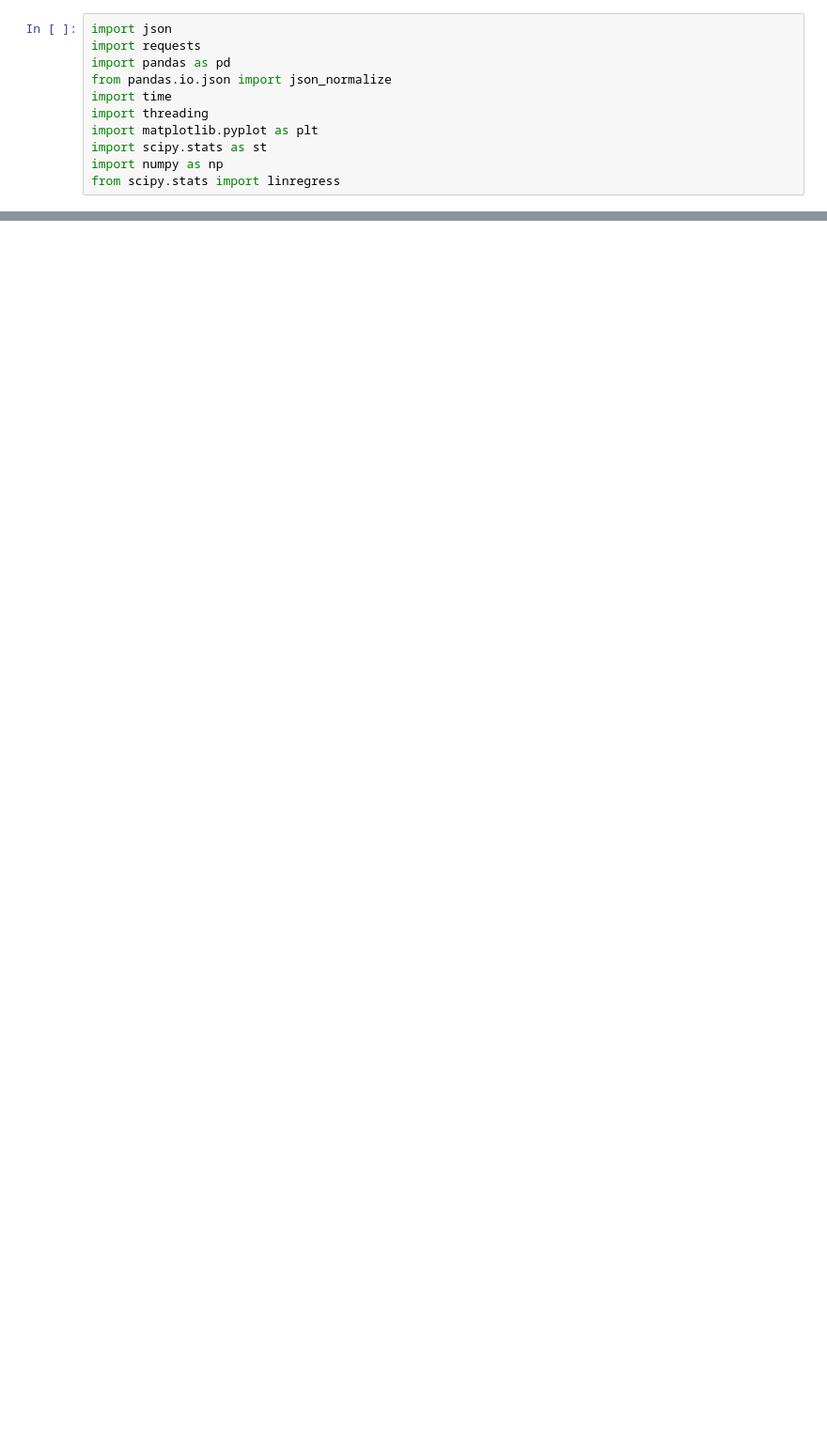
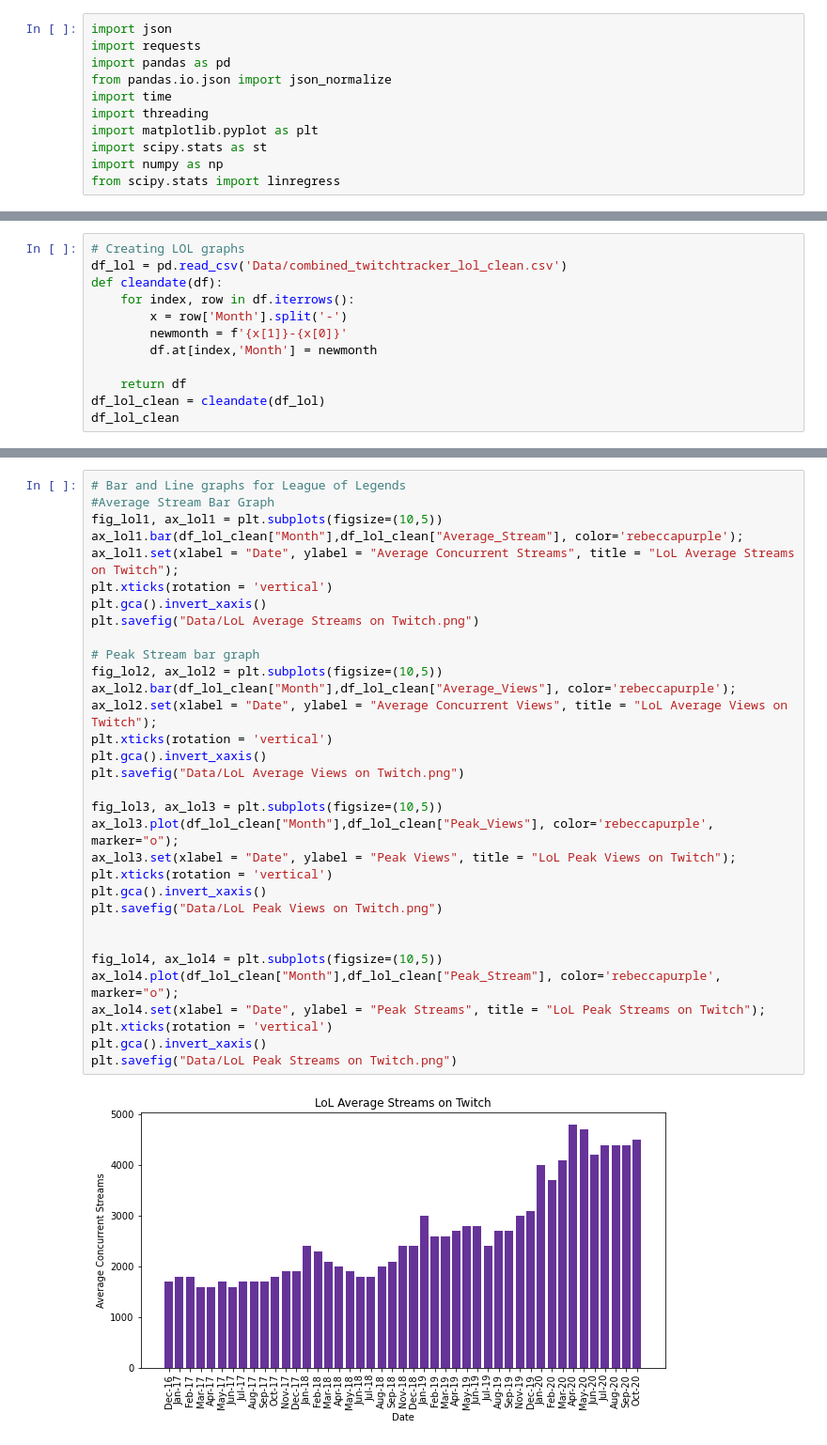
Before and after one commit to asoemardy/great-gaming-googlers, a Jupyter notebook: Twitch Tracker Graphs.ipynb, the cells around one changed output, grey strips where cells are left out. Shown at 94% size. Saved outputs shown, nothing was run; the diff lists cells and outputs as text; blank space fills up the shorter version.

```diff
--- a/Twitch Tracker Graphs.ipynb
+++ b/Twitch Tracker Graphs.ipynb
@@ -153,0 +84,12 @@ df_fortnite
+# %%
+# Creating LOL graphs
+df_lol = pd.read_csv('Data/combined_twitchtracker_lol_clean.csv')
+def cleandate(df):
+    for index, row in df.iterrows():
+        x = row['Month'].split('-')
+        newmonth = f'{x[1]}-{x[0]}'
+        df.at[index,'Month'] = newmonth
+
+    return df
+df_lol_clean = cleandate(df_lol)
+df_lol_clean
@@ -153,0 +114,34 @@ df_fortnite
+# %%
+# Bar and Line graphs for League of Legends
+#Average Stream Bar Graph
+fig_lol1, ax_lol1 = plt.subplots(figsize=(10,5))
+ax_lol1.bar(df_lol_clean["Month"],df_lol_clean["Average_Stream"], color='rebeccapurple');
+ax_lol1.set(xlabel = "Date", ylabel = "Average Concurrent Streams", title = "LoL Average Streams on Twitch");
+plt.xticks(rotation = 'vertical')
+plt.gca().invert_xaxis()
+plt.savefig("Data/LoL Average Streams on Twitch.png")
+
+# Peak Stream bar graph
+fig_lol2, ax_lol2 = plt.subplots(figsize=(10,5))
+ax_lol2.bar(df_lol_clean["Month"],df_lol_clean["Average_Views"], color='rebeccapurple');
+ax_lol2.set(xlabel = "Date", ylabel = "Average Concurrent Views", title = "LoL Average Views on Twitch");
+plt.xticks(rotation = 'vertical')
+plt.gca().invert_xaxis()
+plt.savefig("Data/LoL Average Views on Twitch.png")
+
+fig_lol3, ax_lol3 = plt.subplots(figsize=(10,5))
+ax_lol3.plot(df_lol_clean["Month"],df_lol_clean["Peak_Views"], color='rebeccapurple', marker="o");
+ax_lol3.set(xlabel = "Date", ylabel = "Peak Views", title = "LoL Peak Views on Twitch");
+plt.xticks(rotation = 'vertical')
+plt.gca().invert_xaxis()
+plt.savefig("Data/LoL Peak Views on Twitch.png")
+
+
+fig_lol4, ax_lol4 = plt.subplots(figsize=(10,5))
+ax_lol4.plot(df_lol_clean["Month"],df_lol_clean["Peak_Stream"], color='rebeccapurple', marker="o");
+ax_lol4.set(xlabel = "Date", ylabel = "Peak Streams", title = "LoL Peak Streams on Twitch");
+plt.xticks(rotation = 'vertical')
+plt.gca().invert_xaxis()
+plt.savefig("Data/LoL Peak Streams on Twitch.png")
+# %% [output]
+[figure, added]
```
Also changed, not shown: parts of 20 cells of this notebook, 41 other files.
